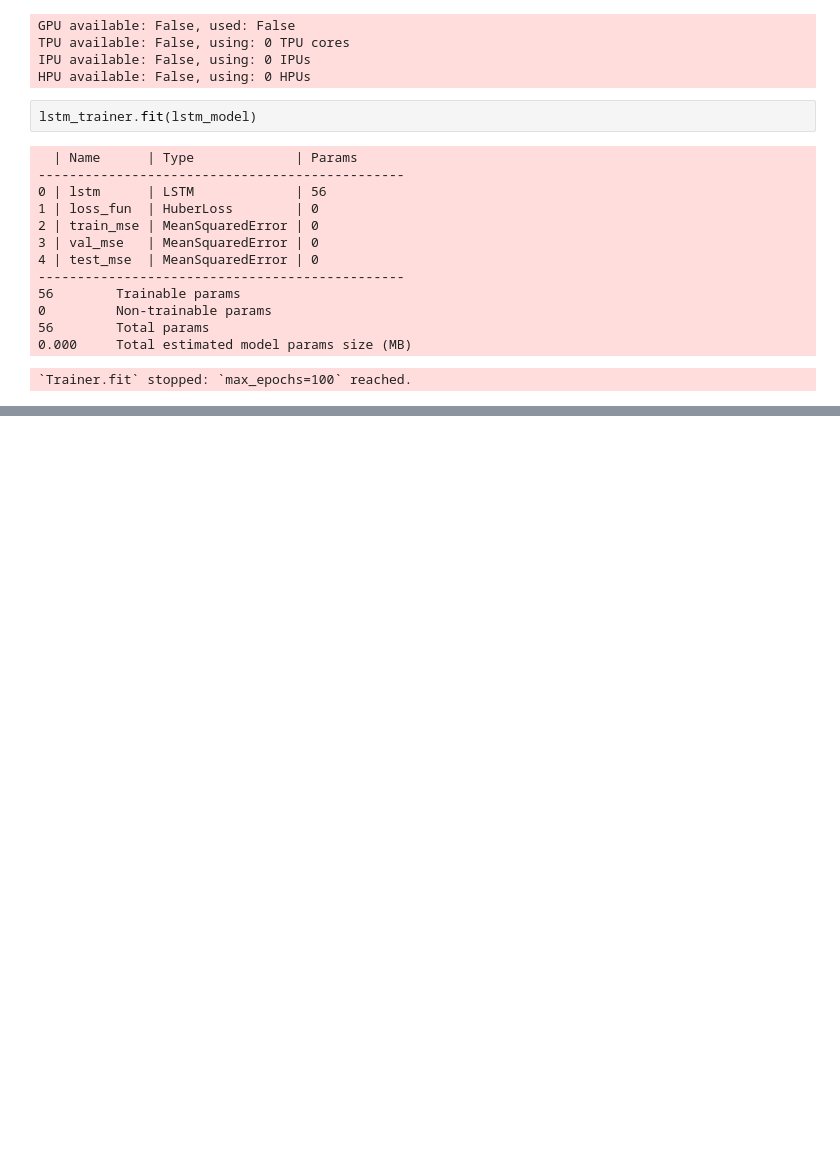
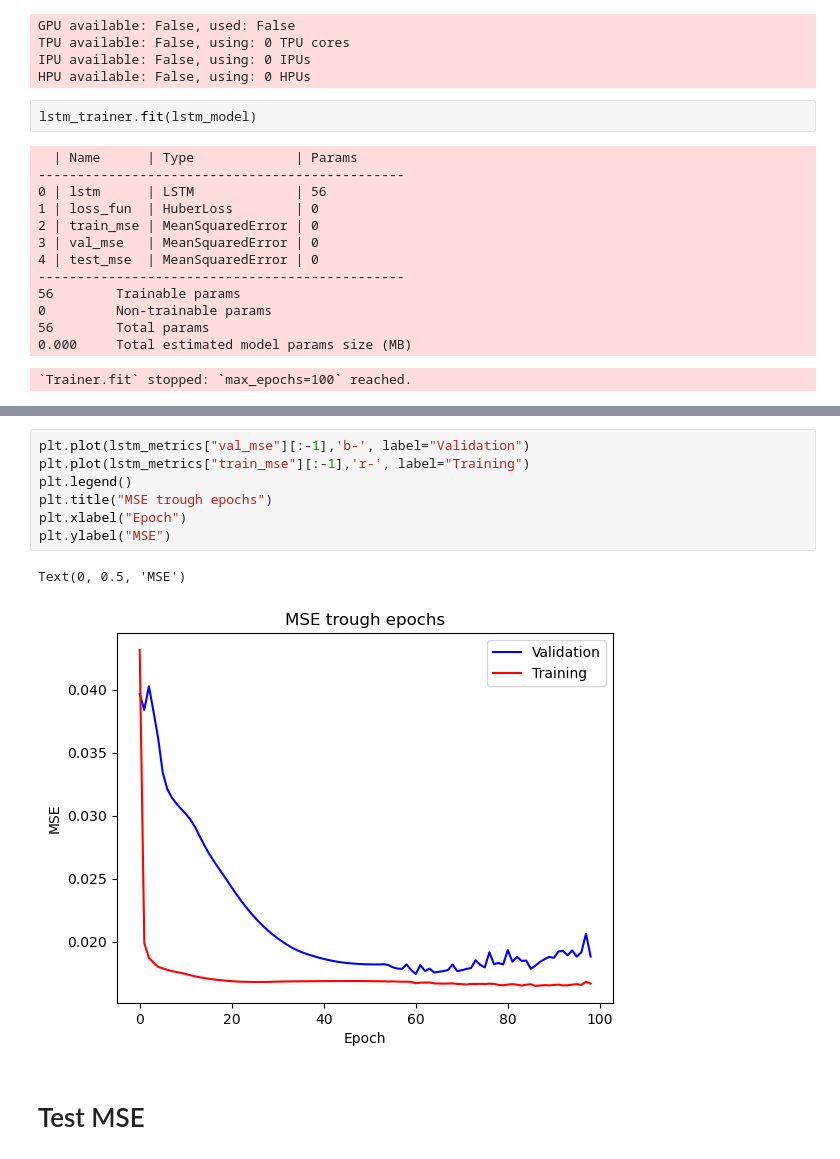
Before and after one commit to vihanw/UrbanWeatherPrediction, a Jupyter notebook: LSTM_forecast.ipynb, the cells around one changed output, grey strips where cells are left out. Saved outputs shown, nothing was run; the diff lists cells and outputs as text; blank space fills up the shorter version.

```diff
--- a/LSTM_forecast.ipynb
+++ b/LSTM_forecast.ipynb
@@ -368,0 +319,12 @@ lstm_trainer.fit(lstm_model)
+# %%
+plt.plot(lstm_metrics["val_mse"][:-1],'b-', label="Validation")
+plt.plot(lstm_metrics["train_mse"][:-1],'r-', label="Training")
+plt.legend()
+plt.title("MSE trough epochs")
+plt.xlabel("Epoch")
+plt.ylabel("MSE")
+# %% [output]
+Text(0, 0.5, 'MSE')
+[figure, added]
+# %% [markdown]
+# Test MSE
```
Also changed, not shown: parts of 21 cells of this notebook, 12 other files.
